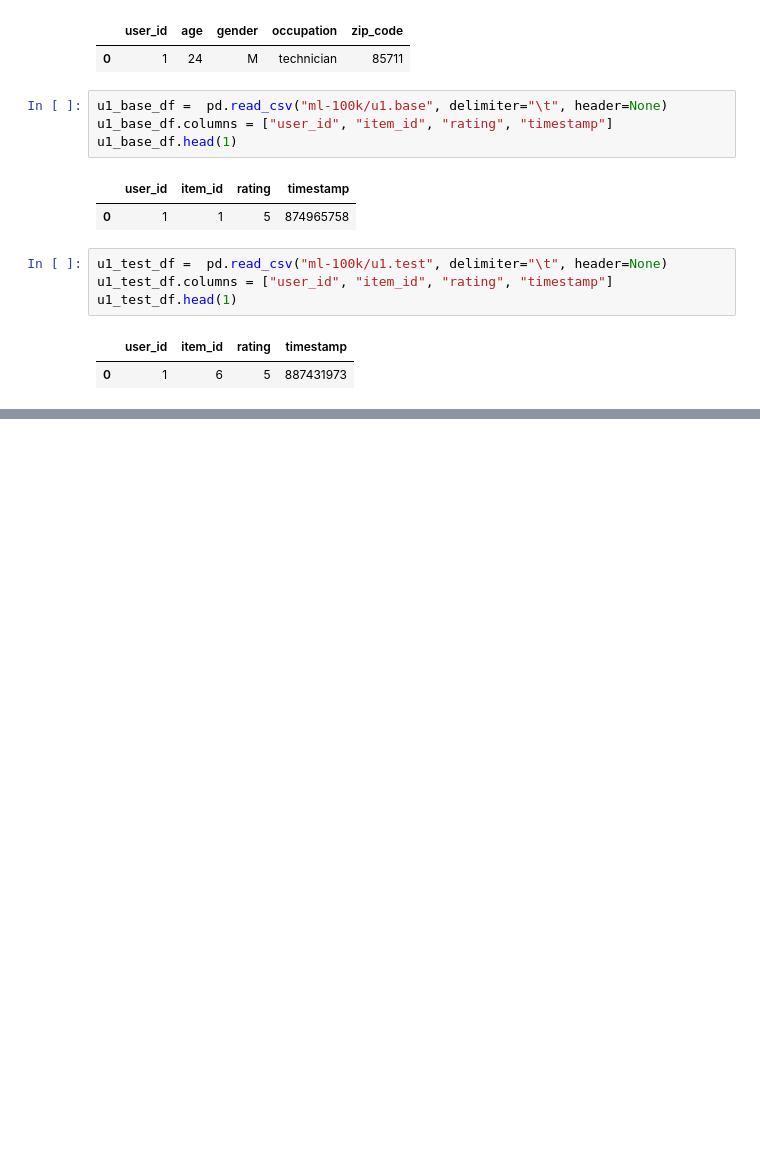
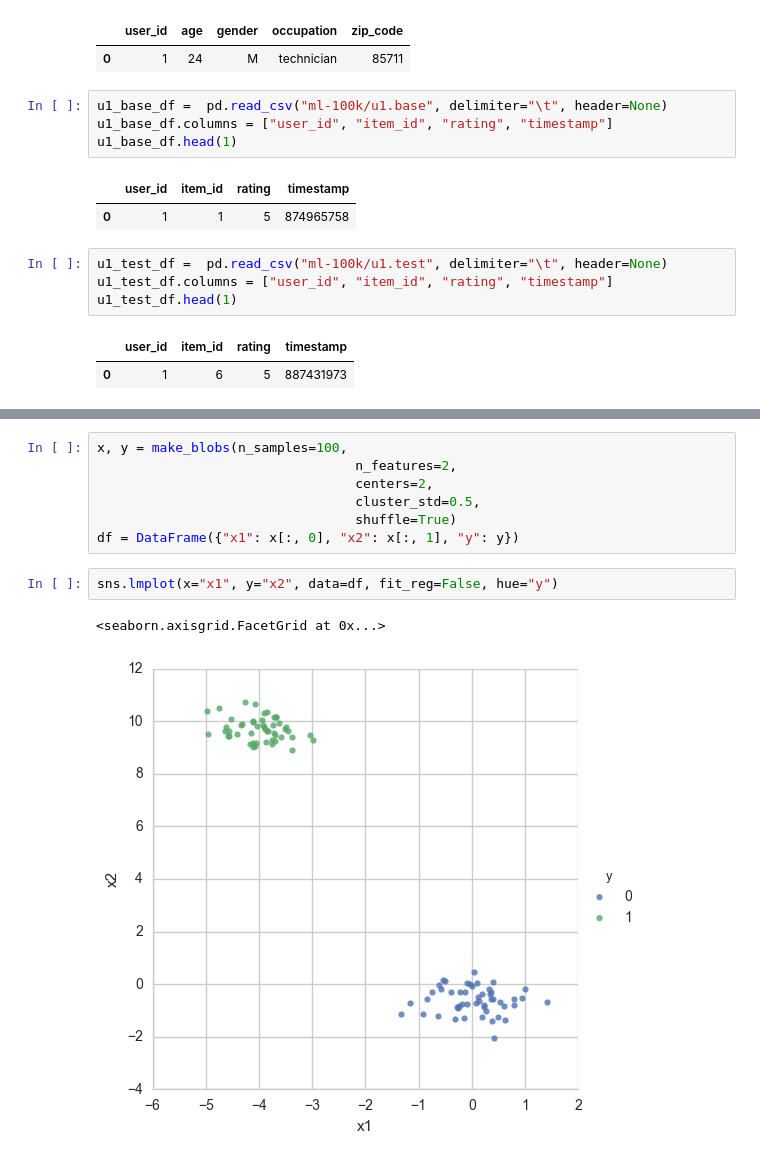
Before and after one commit to ohmuraken/vasily_intern_challenge, a Jupyter notebook: vasily_intern_challenge.ipynb, the cells around one changed output, grey strips where cells are left out. Cells and saved outputs as stored; diff of their text form; blank space fills up the shorter version.

```diff
--- a/vasily_intern_challenge.ipynb
+++ b/vasily_intern_challenge.ipynb
@@ -130,0 +156,12 @@ u1_test_df.head(1)
+# %%
+x, y = make_blobs(n_samples=100,
+                                 n_features=2,
+                                 centers=2,
+                                 cluster_std=0.5,
+                                 shuffle=True)
+df = DataFrame({"x1": x[:, 0], "x2": x[:, 1], "y": y})
+# %%
+sns.lmplot(x="x1", y="x2", data=df, fit_reg=False, hue="y")
+# %% [output]
+<seaborn.axisgrid.FacetGrid at 0x...>
+[figure, added]
```
Also changed, not shown: parts of 9 cells of this notebook.
